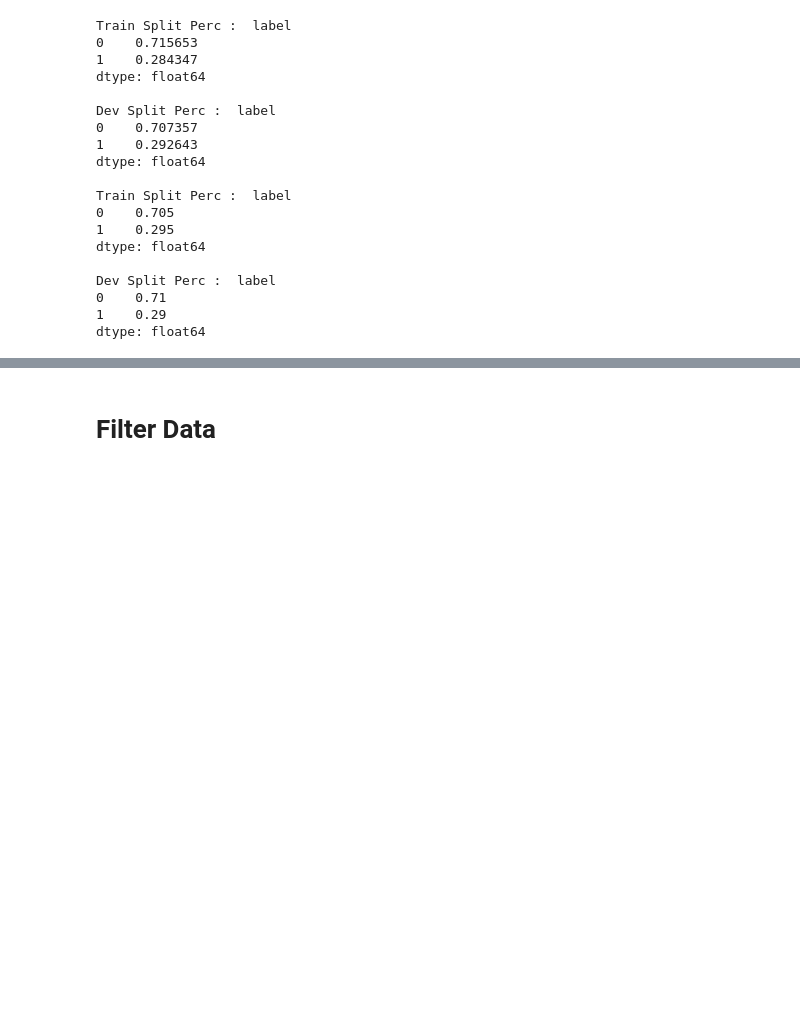
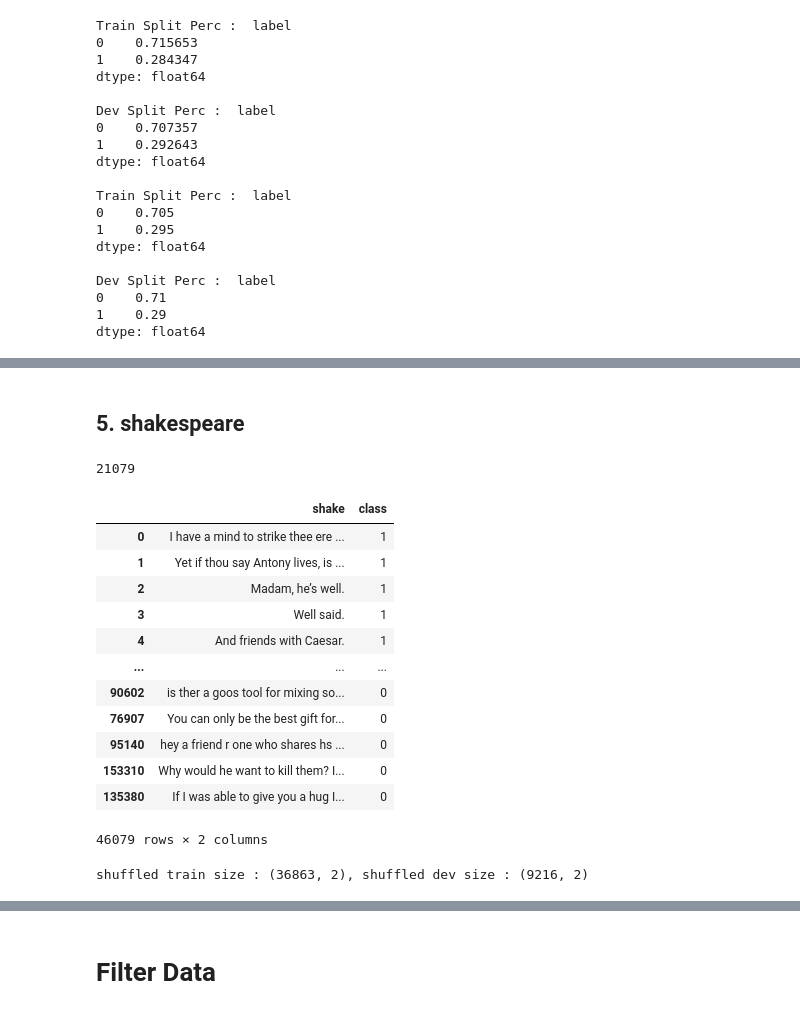
Before and after one commit to nuwandavek/marvin, a Jupyter notebook: ml/notebooks/JointModel_dataprep.ipynb, the cells around one changed output, grey strips where cells are left out. Drawn from its saved outputs; the diff is of its cells as text; code cells hidden in the pictures; blank space fills up the shorter version.

```diff
--- a/ml/notebooks/JointModel_dataprep.ipynb
+++ b/ml/notebooks/JointModel_dataprep.ipynb
@@ -400,0 +471,64 @@ with open(f"{output_dir_toy}/config.json","w") as fob:
+# %%
+#Data Config
+config = {
+    "name" : "abstract",
+    "description" : "Derived from Abstracts of papers",
+    "input_files" : {
+        "train" : "train.csv",
+        "dev" : "dev.csv"
+    },
+    "classes" : {
+        0 : "noabstract",
+        1 : "abstract",
+    }
+}
+
+with open(f"{output_dir}/config.json","w") as fob:
+    json.dump(config, fob)
+# %% [markdown]
+## 5. shakespeare
+# %%
+shake_path = '../data/temp/shake1.txt'
+shake_train_path = '../data/processed/shakespeare/train.csv'
+shake_dev_path = '../data/processed/shakespeare/dev.csv'
+shake_config_path = '../data/processed/shakespeare/config.json'
+output_dir = '../data/processed/shakespeare'
+# %%
+with open(shake_path) as fob:
+    shake = fob.readlines()
+len(shake)
+# %% [output]
+21079
+# %%
+shake = [x.strip().strip('\"') for x in shake]
+shake_df = pd.DataFrame({'shake':shake, 'class': 1})
+formality = pd.read_csv('../data/processed_filtered/formality_full/negative.csv', header=None)
+formality.columns = ['shake','class']
+formality = formality.sample(n=25000,replace=False)
+shake_df = pd.concat([shake_df,formality], axis=0)
+shake_df
+# %% [output]
+|  | shake | class |
+| 0 | I have a mind to strike thee ere ... | 1 |
+| 1 | Yet if thou say Antony lives, is ... | 1 |
+| 2 | Madam, he’s well. | 1 |
+| 3 | Well said. | 1 |
+| 4 | And friends with Caesar. | 1 |
+| ... | ... | ... |
+| 90602 | is ther a goos tool for mixing so... | 0 |
+| 76907 | You can only be the best gift for... | 0 |
+| 95140 | hey a friend r one who shares hs ... | 0 |
+| 153310 | Why would he want to kill them? I... | 0 |
+| 135380 | If I was able to give you a hug I... | 0 |
+46079 rows × 2 columns
+# %%
+shake_df = shake_df.sample(frac=1).reset_index(drop=True)
+
+train_samples = int(len(shake_df) *  0.8)
+dev_samples = len(shake_df) - train_samples
+
+dev_df = shake_df.tail(dev_samples)
+train_df = shake_df.head(train_samples)
+print(f"shuffled train size : {train_df.shape}, shuffled dev size : {dev_df.shape}")
+# %% [output]
+shuffled train size : (36863, 2), shuffled dev size : (9216, 2)
```
Also changed, not shown: parts of 31 cells of this notebook, 3 other files.
